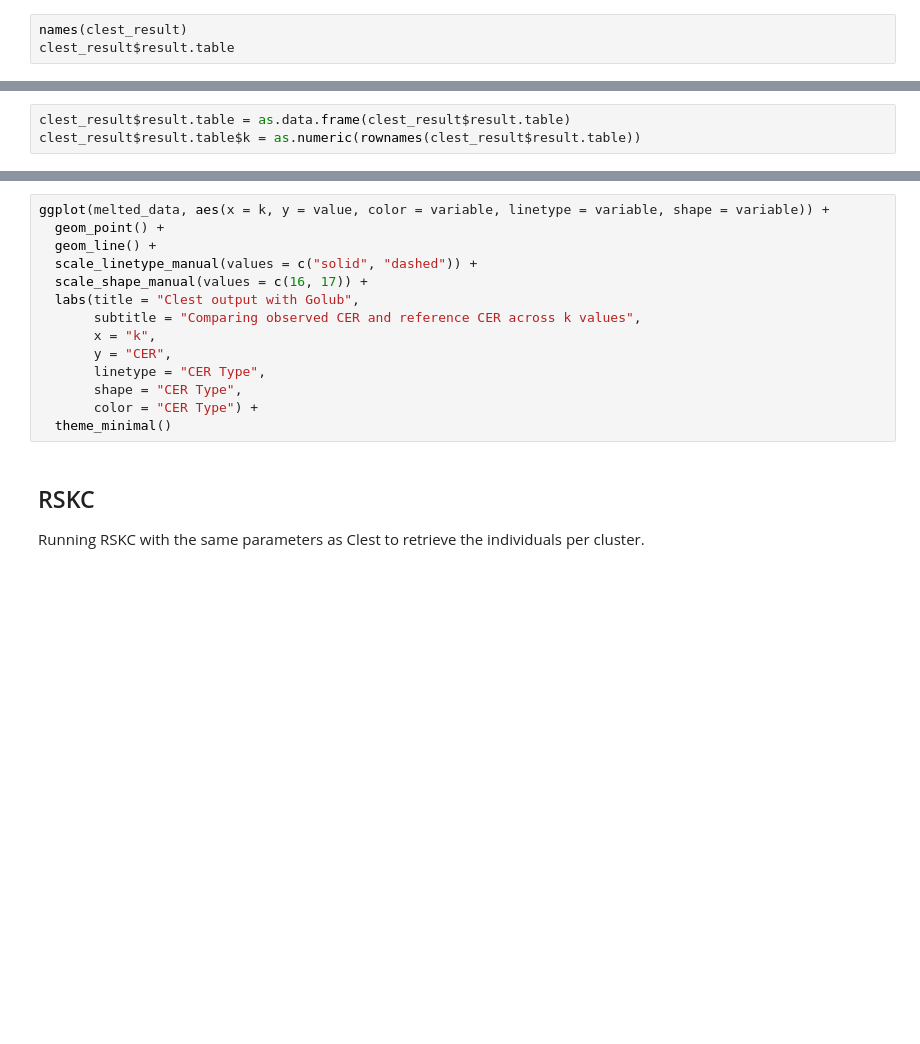
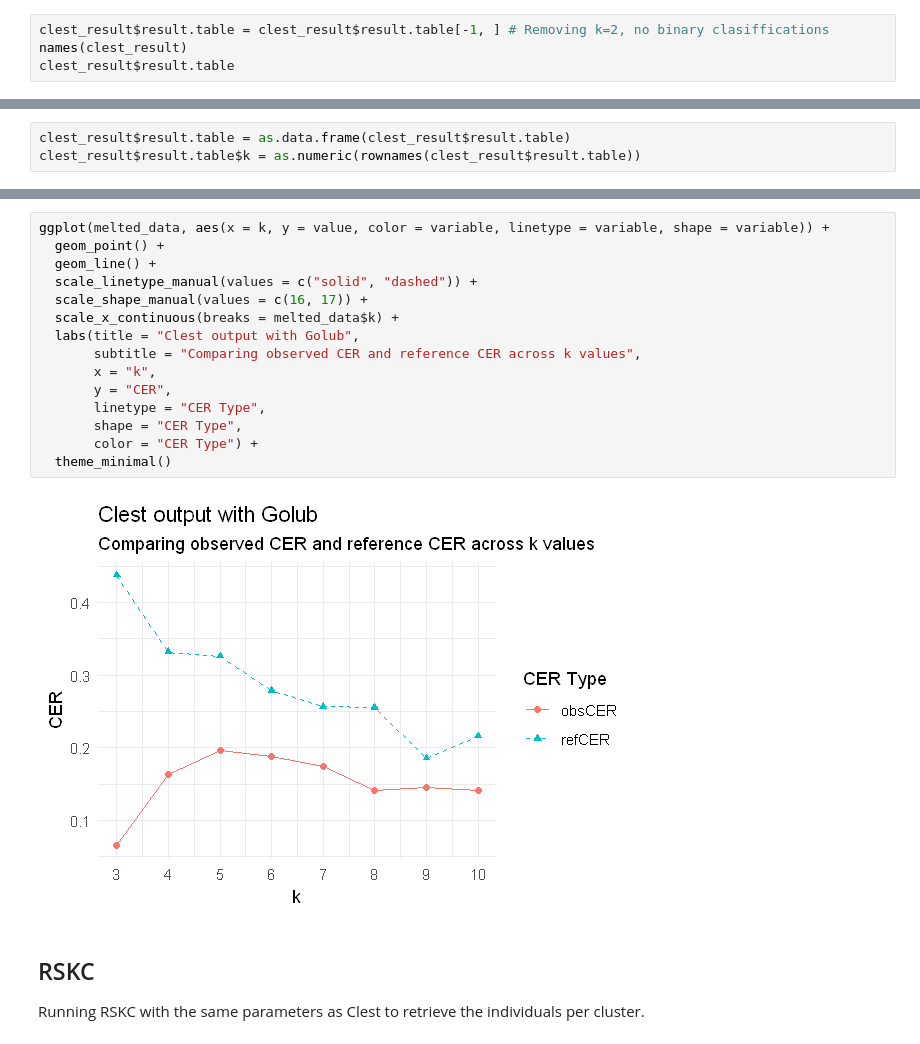
Before and after one commit to neobernad/evaluomeR, a Jupyter notebook: notebooks/use_cases/golub-clest.ipynb, the cells around one changed output, grey strips where cells are left out. Drawn from its saved outputs; the diff is of its cells as text; blank space fills up the shorter version.

```diff
--- a/notebooks/use_cases/golub-clest.ipynb
+++ b/notebooks/use_cases/golub-clest.ipynb
@@ -152,3 +157,4 @@ print(paste0("Best k is: ", clest_result$K))
 # %%
+clest_result$result.table = clest_result$result.table[-1, ] # Removing k=2, no binary clasiffications
 names(clest_result)
 clest_result$result.table
@@ -161,17 +187,20 @@ head(melted_data)
 # %%
 ggplot(melted_data, aes(x = k, y = value, color = variable, linetype = variable, shape = variable)) +
   geom_point() +
   geom_line() +
   scale_linetype_manual(values = c("solid", "dashed")) +
   scale_shape_manual(values = c(16, 17)) +
+  scale_x_continuous(breaks = melted_data$k) +
   labs(title = "Clest output with Golub",
        subtitle = "Comparing observed CER and reference CER across k values",
        x = "k",
        y = "CER",
        linetype = "CER Type",
        shape = "CER Type",
        color = "CER Type") +
   theme_minimal()
+# %% [output]
+[figure, added]
 # %% [markdown]
 ## RSKC <a class="anchor" id="rskc"></a>
 Running RSKC with the same parameters as Clest to retrieve the individuals per cluster.
```
Also changed, not shown: parts of 10 cells of this notebook, 3 other files.
